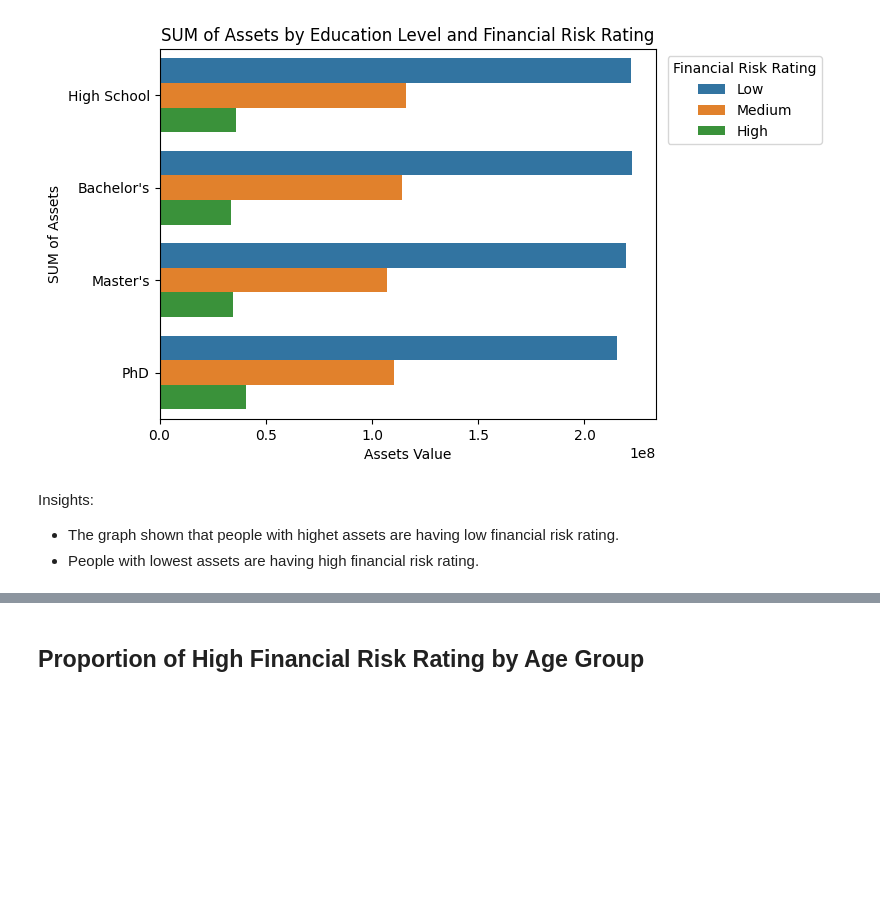
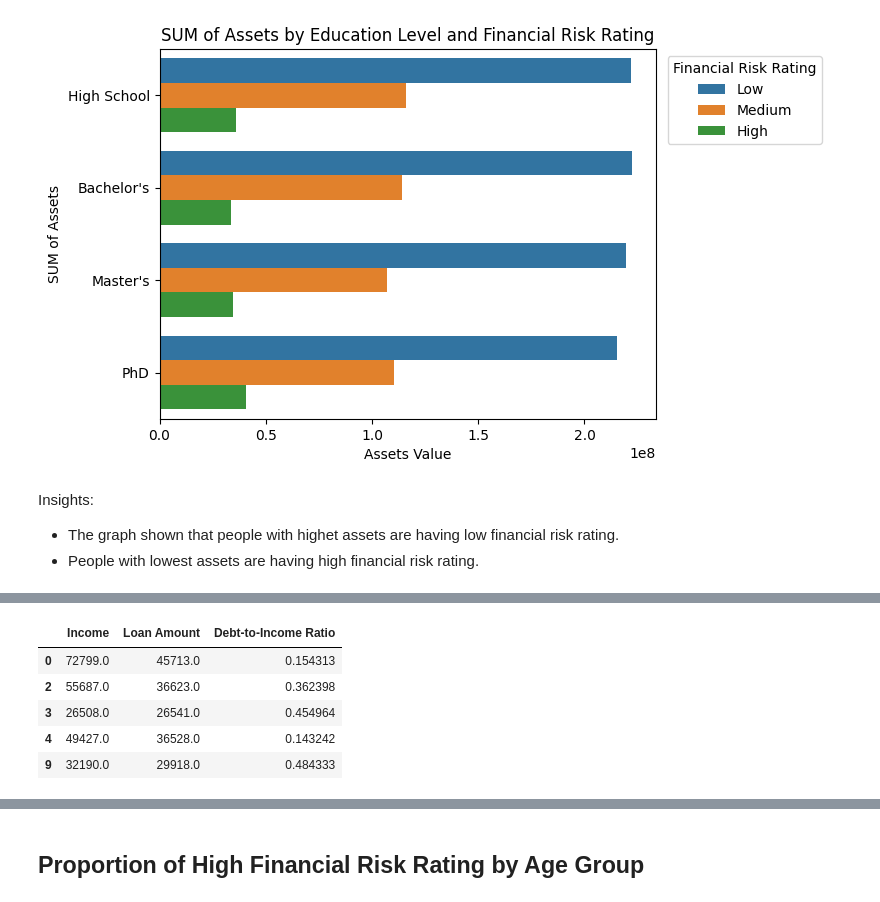
Before and after one commit to Gustana/Personal-Financial-Risk-Analysis, a Jupyter notebook: analysis.ipynb, the cells around one changed output, grey strips where cells are left out. Cells and saved outputs as stored; diff of their text form; code cells hidden in the pictures; blank space fills up the shorter version.

```diff
--- a/analysis.ipynb
+++ b/analysis.ipynb
@@ -867,0 +943,9 @@ Insights:
+# %%
+df_clean[["Income", "Loan Amount", "Debt-to-Income Ratio"]].head()
+# %% [output]
+|  | Income | Loan Amount | Debt-to-Income Ratio |
+| 0 | 72799.0 | 45713.0 | 0.154313 |
+| 2 | 55687.0 | 36623.0 | 0.362398 |
+| 3 | 26508.0 | 26541.0 | 0.454964 |
+| 4 | 49427.0 | 36528.0 | 0.143242 |
+| 9 | 32190.0 | 29918.0 | 0.484333 |
```
Also changed, not shown: parts of 29 cells of this notebook.
